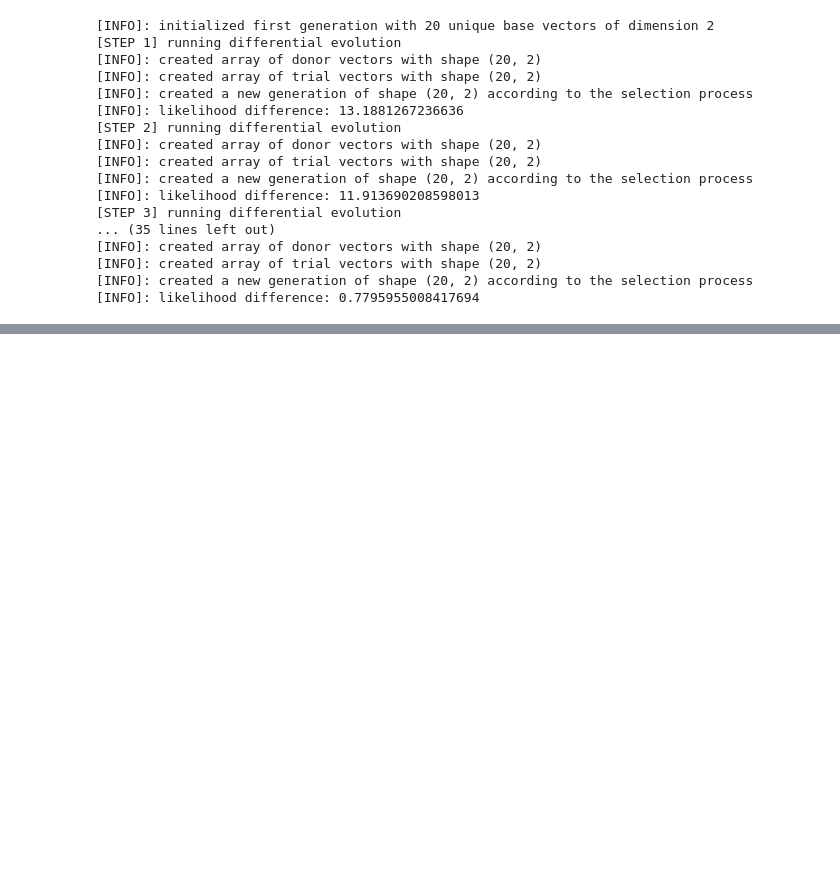
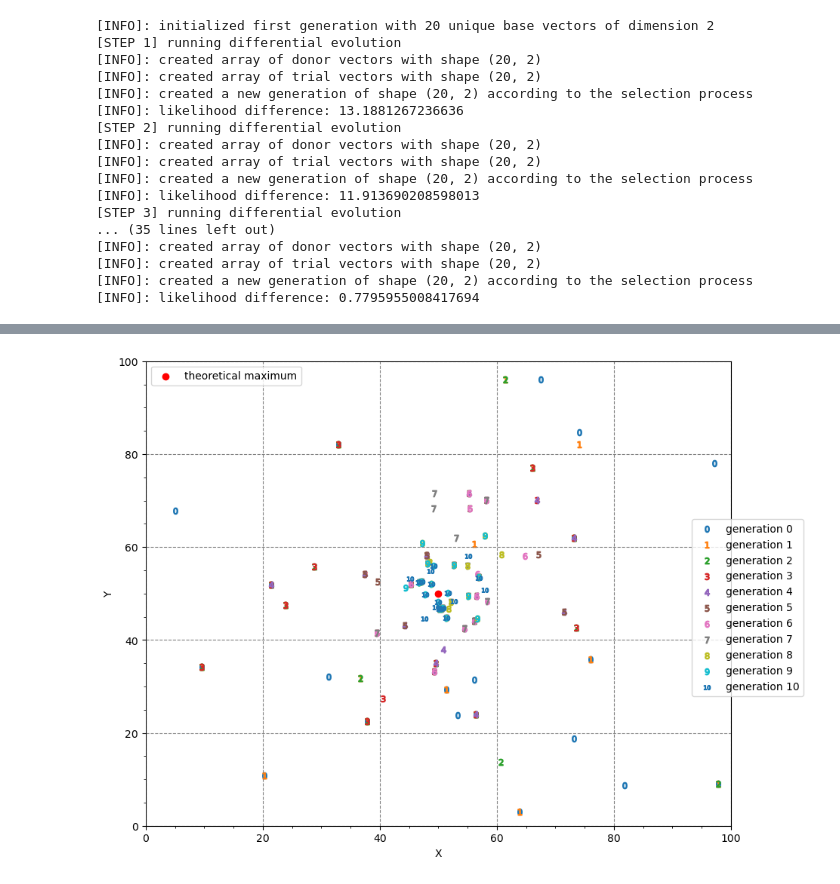
Before and after one commit to vallereichi/diver-valle, a Jupyter notebook: test.ipynb, the cells around one changed output, grey strips where cells are left out. Cells and saved outputs as stored; diff of their text form; code cells hidden in the pictures; blank space fills up the shorter version.

```diff
--- a/test.ipynb
+++ b/test.ipynb
@@ -100,0 +102,19 @@ plt.show()
+# %%
+fig, ax = plt.subplots(figsize=(10,8))
+
+for i in range(len(generations)):
+    ax.scatter(generations[i].T[0], generations[i].T[1], marker=f"${i}$", label=f"generation {i}")
+
+fig.legend(loc='right')
+ax.set_xlabel("X")
+ax.set_ylabel("Y")
+ax.grid(linestyle='--', color='grey', linewidth=0.8)
+
+Max = ax.scatter(50,50, c='r', label="theoretical maximum")
+ax.legend(handles=[Max], loc='upper left')
+
+ax.set_xlim(left=0, right=100)
+ax.set_ylim(bottom=0, top=100)
+ax.minorticks_on()
+# %% [output]
+[figure, added]
```
Also changed, not shown: parts of 2 cells of this notebook, 4 other files.
